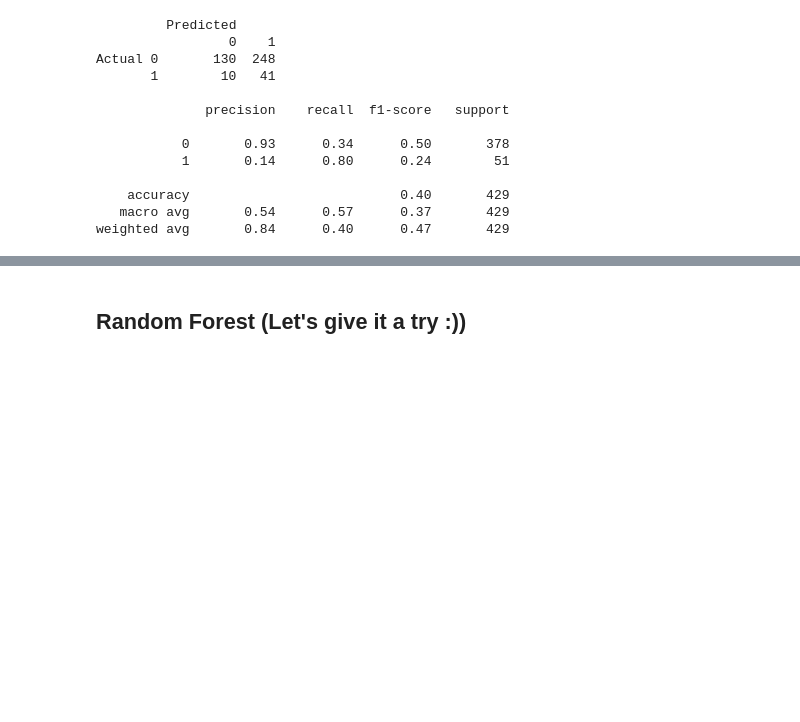
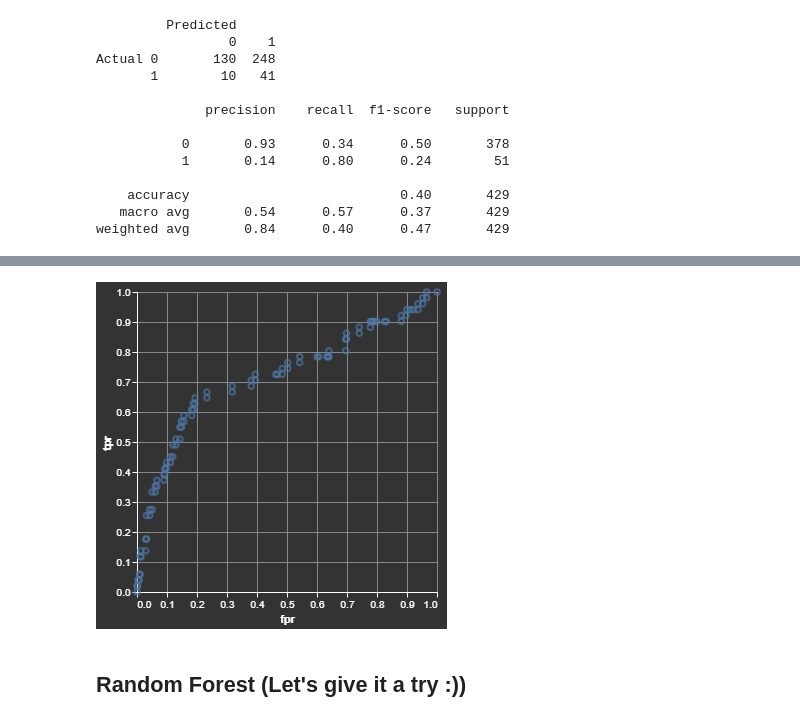
Before and after one commit to UBC-MDS/cervical-cancer-risk, a Jupyter notebook: ml-draft.ipynb, the cells around one changed output, grey strips where cells are left out. Cells and saved outputs as stored; diff of their text form; code cells hidden in the pictures; blank space fills up the shorter version.

```diff
--- a/ml-draft.ipynb
+++ b/ml-draft.ipynb
@@ -312,3 +327,21 @@ pr_curve( precision, recall)
+# %%
+fpr, tpr, thresholds = roc_curve( y_test, random_search.decision_function( X_test))
+# %%
+def func_roc_curve( fpr, tpr):
+    plot_df = pd.DataFrame( {
+        'fpr': fpr,
+        'tpr': tpr
+    })
+
+    chart = alt.Chart( plot_df).mark_point().encode(
+        x = 'fpr',
+        y = 'tpr'
+    ).properties( height = 300, width = 300)
+    return chart
+# %%
+func_roc_curve( fpr, tpr)
+# %% [output]
+[figure, added]
 # %% [markdown]
 ## Random Forest (Let's give it a try :))
 # %%
```
Also changed, not shown: parts of 27 cells of this notebook.
